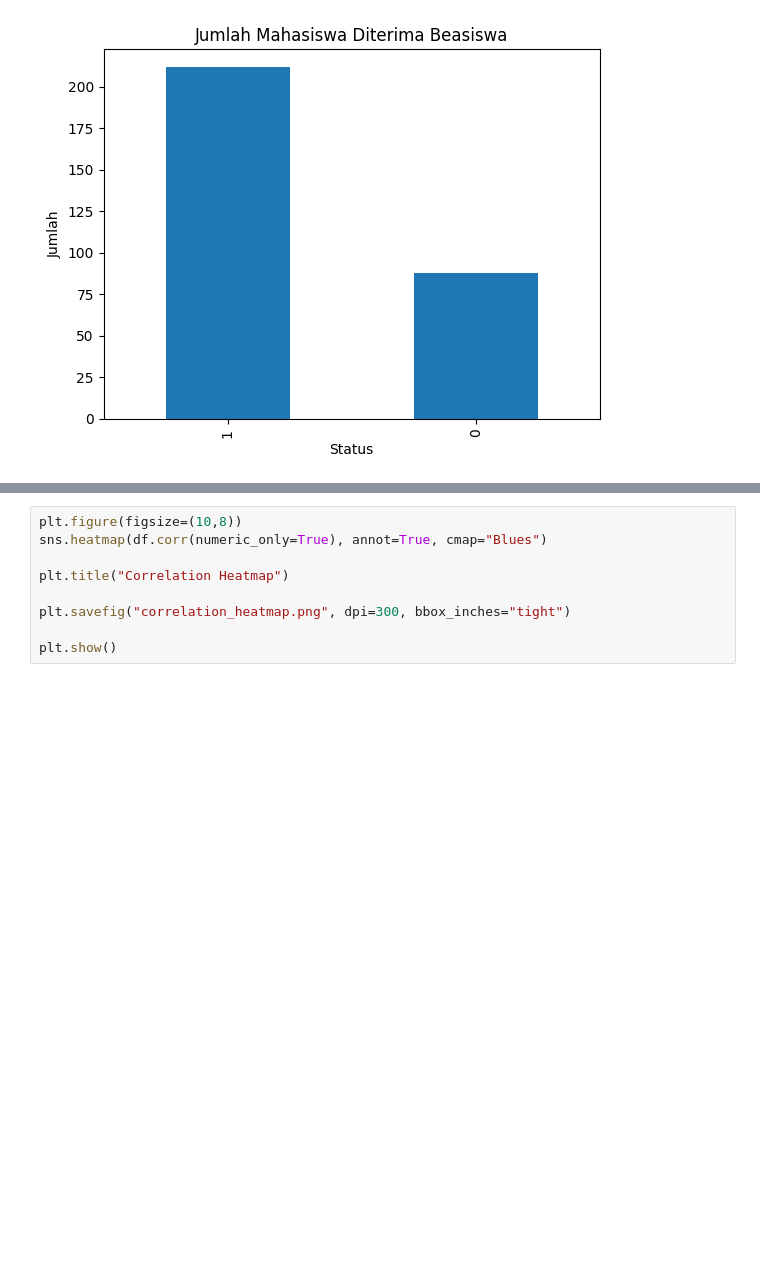
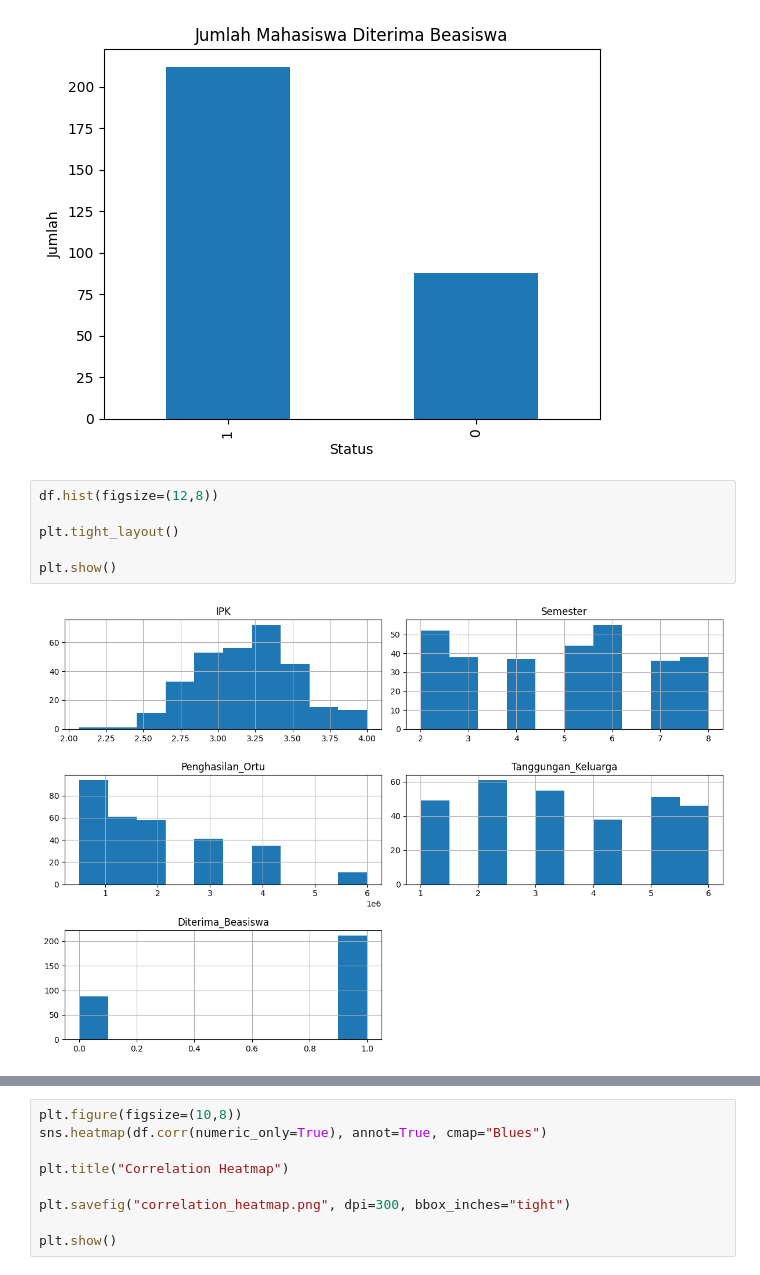
Before and after one commit to rfpmaa/uas-ml, a Jupyter notebook: notebook/UAS_ML.ipynb, the cells around one changed output, grey strips where cells are left out. Drawn from its saved outputs; the diff is of its cells as text; blank space fills up the shorter version.

```diff
--- a/notebook/UAS_ML.ipynb
+++ b/notebook/UAS_ML.ipynb
@@ -94,3 +104,11 @@ plt.ylabel("Jumlah")
 plt.show()
 # %% [output]
 [figure]
+# %%
+df.hist(figsize=(12,8))
+
+plt.tight_layout()
+
+plt.show()
+# %% [output]
+[figure, added]
```
Also changed, not shown: parts of 10 cells of this notebook.
